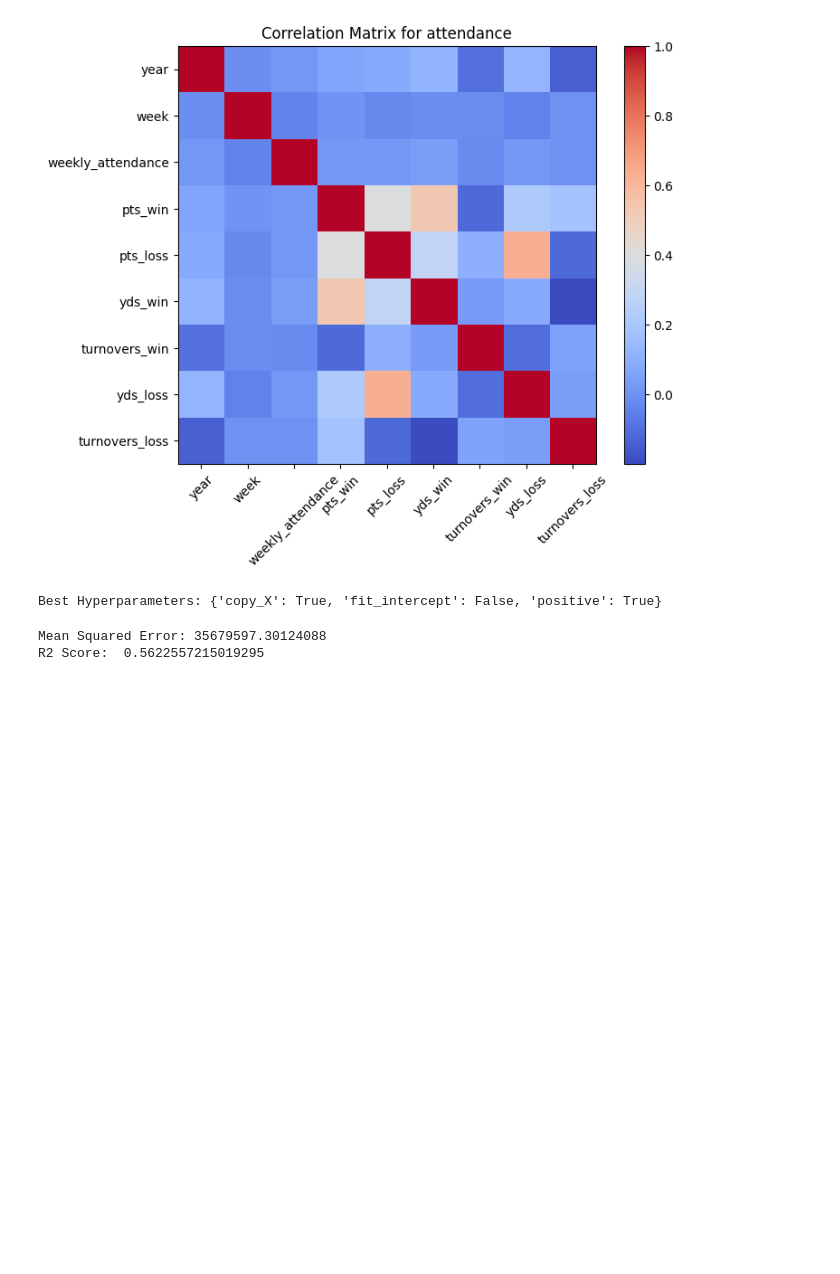
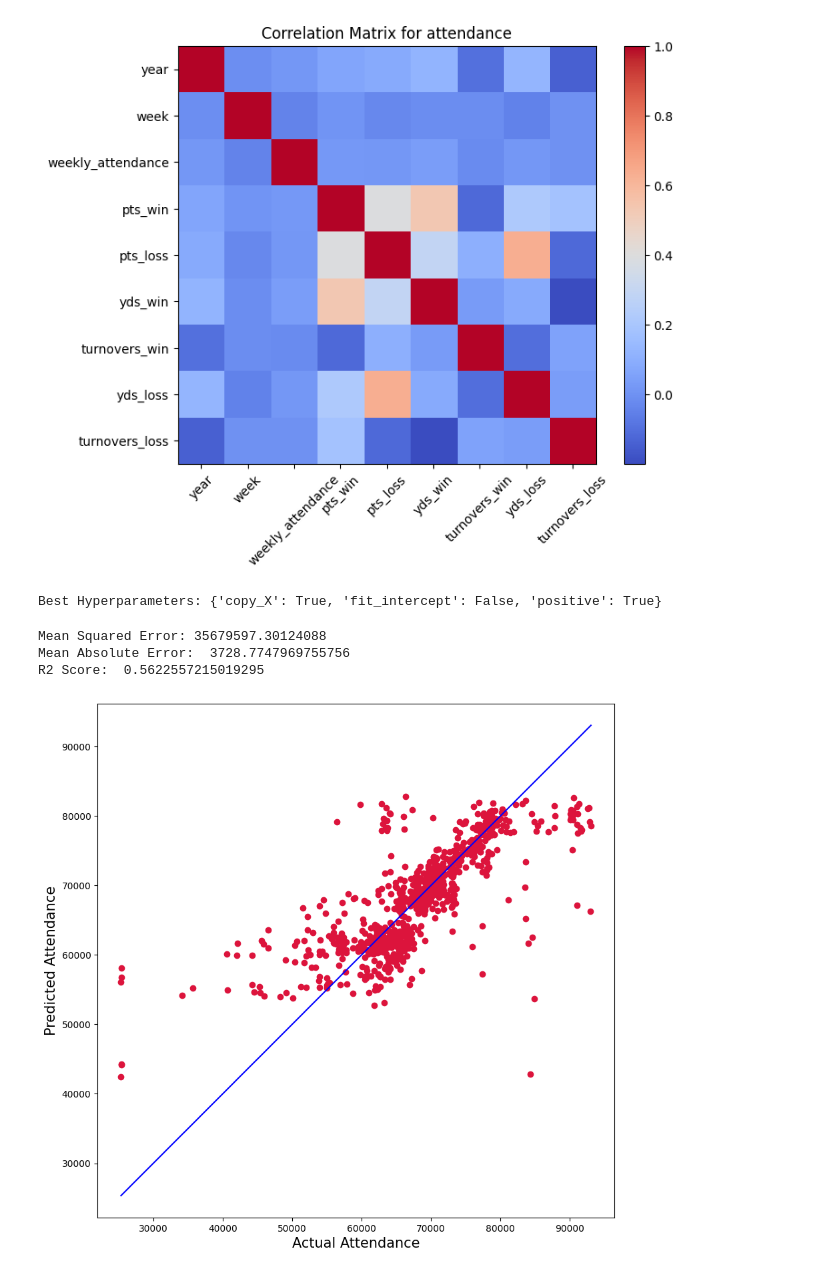
Before and after one commit to tylerbang/csc-4240-course-project, a Jupyter notebook: linear.ipynb, the cells around one changed output. Cells and saved outputs as stored; diff of their text form; code cells hidden in the pictures; blank space fills up the shorter version.

```diff
--- a/linear.ipynb
+++ b/linear.ipynb
@@ -108,8 +107,23 @@ y_pred = best_model.predict(X_test_encoded)
 
 r2_score = r2_score(y_test, y_pred)
 mse = mean_squared_error(y_test, y_pred)
+mae = mean_absolute_error(y_test, y_pred)
 print("Mean Squared Error:", mse)
+print("Mean Absolute Error: ", mae)
 print("R2 Score: ", r2_score)
 # %% [output]
 Mean Squared Error: 35679597.30124088
+Mean Absolute Error:  3728.7747969755756
 R2 Score:  0.5622557215019295
+# %%
+plt.figure(figsize=(10,10))
+plt.scatter(y_test, y_pred, c='crimson')
+p1 = max(max(y_pred), max(y_test))
+p2 = min(min(y_pred), min(y_test))
+plt.plot([p1, p2], [p1, p2], 'b-')
+plt.xlabel('Actual Attendance', fontsize=15)
+plt.ylabel('Predicted Attendance', fontsize=15)
+plt.axis('equal')
+plt.show()
+# %% [output]
+[figure, added]
```
Also changed, not shown: parts of 1 cell of this notebook, 1 other file.
